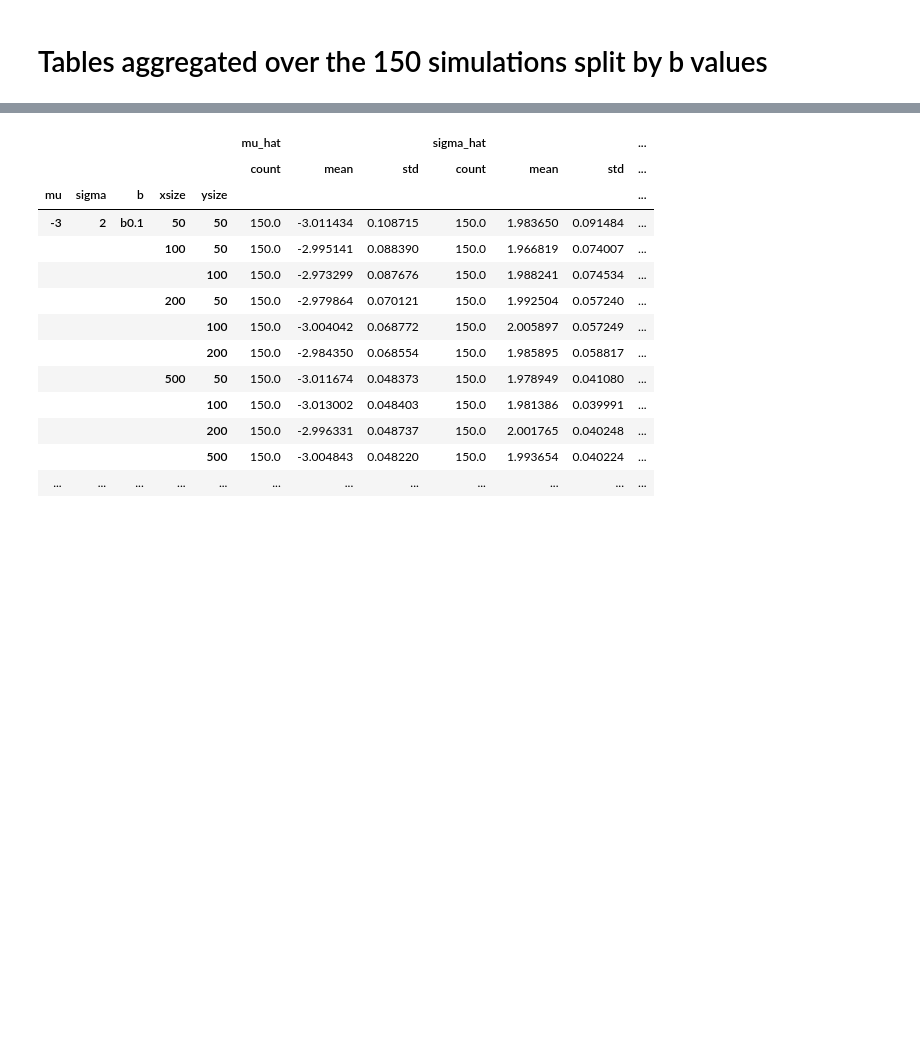
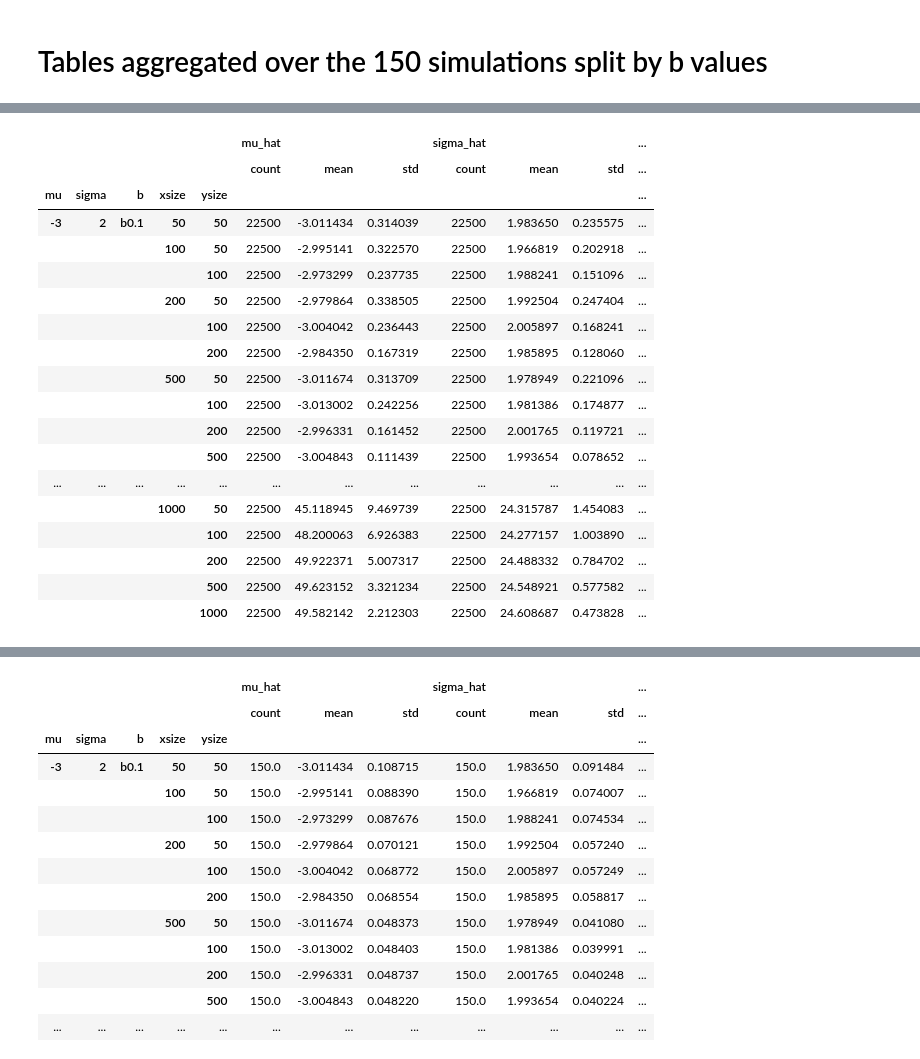
Before and after one commit to GiantDwarf42/master_thesis2, a Jupyter notebook: Gaussian_Data_Analysis.ipynb, the cells around one changed output, grey strips where cells are left out. Cells and saved outputs as stored; diff of their text form; code cells hidden in the pictures; blank space fills up the shorter version.

Commit message:
aggregated over the 150 runs

```diff
--- a/Gaussian_Data_Analysis.ipynb
+++ b/Gaussian_Data_Analysis.ipynb
@@ -90,3 +90,6 @@ df_last_150_aggregated
 |  |  |  |  |  | 149 | 150 | 50.128883 | 0.092990 | 150 | 39.123978 | 0.024637 | ... |
 |  |  |  |  |  | 150 | 150 | 48.058277 | 0.060726 | 150 | 38.219685 | 0.036714 | ... |
 27000 rows × 12 columns
+# %%
+df_last_150_aggregated_mean_ID_alternative = df_last_150.drop(["ID"],axis=1).groupby(["mu", "sigma", "b", "xsize", "ysize"]).agg(["count", 'mean', "std"])
+df_last_150_aggregated_mean_ID_alternative
@@ -94,0 +116,3 @@ df_last_150_aggregated
+# %%
+df_last_150_aggregated_mean_ID_alternative_index_reset = df_last_150_aggregated_mean_ID_alternative.reset_index()
+df_last_150_aggregated_mean_ID_alternative_index_reset
@@ -94,0 +134,22 @@ df_last_150_aggregated
+# %%
+df_last_150_aggregated_mean_ID_alternative_index_reset[df_last_150_aggregated_mean_ID_alternative_index_reset["b"]=="b0.1"].set_index(["mu","sigma","b","xsize","ysize"])
+# %% [output]
+|  |  |  |  |  | mu_hat |  |  | sigma_hat |  |  | ... |
+|  |  |  |  |  | count | mean | std | count | mean | std | ... |
+| mu | sigma | b | xsize | ysize |  |  |  |  |  |  | ... |
+| -3 | 2 | b0.1 | 50 | 50 | 22500 | -3.011434 | 0.314039 | 22500 | 1.983650 | 0.235575 | ... |
+|  |  |  | 100 | 50 | 22500 | -2.995141 | 0.322570 | 22500 | 1.966819 | 0.202918 | ... |
+|  |  |  |  | 100 | 22500 | -2.973299 | 0.237735 | 22500 | 1.988241 | 0.151096 | ... |
+|  |  |  | 200 | 50 | 22500 | -2.979864 | 0.338505 | 22500 | 1.992504 | 0.247404 | ... |
+|  |  |  |  | 100 | 22500 | -3.004042 | 0.236443 | 22500 | 2.005897 | 0.168241 | ... |
+|  |  |  |  | 200 | 22500 | -2.984350 | 0.167319 | 22500 | 1.985895 | 0.128060 | ... |
+|  |  |  | 500 | 50 | 22500 | -3.011674 | 0.313709 | 22500 | 1.978949 | 0.221096 | ... |
+|  |  |  |  | 100 | 22500 | -3.013002 | 0.242256 | 22500 | 1.981386 | 0.174877 | ... |
+|  |  |  |  | 200 | 22500 | -2.996331 | 0.161452 | 22500 | 2.001765 | 0.119721 | ... |
+|  |  |  |  | 500 | 22500 | -3.004843 | 0.111439 | 22500 | 1.993654 | 0.078652 | ... |
+| ... | ... | ... | ... | ... | ... | ... | ... | ... | ... | ... | ... |
+|  |  |  | 1000 | 50 | 22500 | 45.118945 | 9.469739 | 22500 | 24.315787 | 1.454083 | ... |
+|  |  |  |  | 100 | 22500 | 48.200063 | 6.926383 | 22500 | 24.277157 | 1.003890 | ... |
+|  |  |  |  | 200 | 22500 | 49.922371 | 5.007317 | 22500 | 24.488332 | 0.784702 | ... |
+|  |  |  |  | 500 | 22500 | 49.623152 | 3.321234 | 22500 | 24.548921 | 0.577582 | ... |
+|  |  |  |  | 1000 | 22500 | 49.582142 | 2.212303 | 22500 | 24.608687 | 0.473828 | ... |
```
Also changed, not shown: parts of 7 cells of this notebook.
